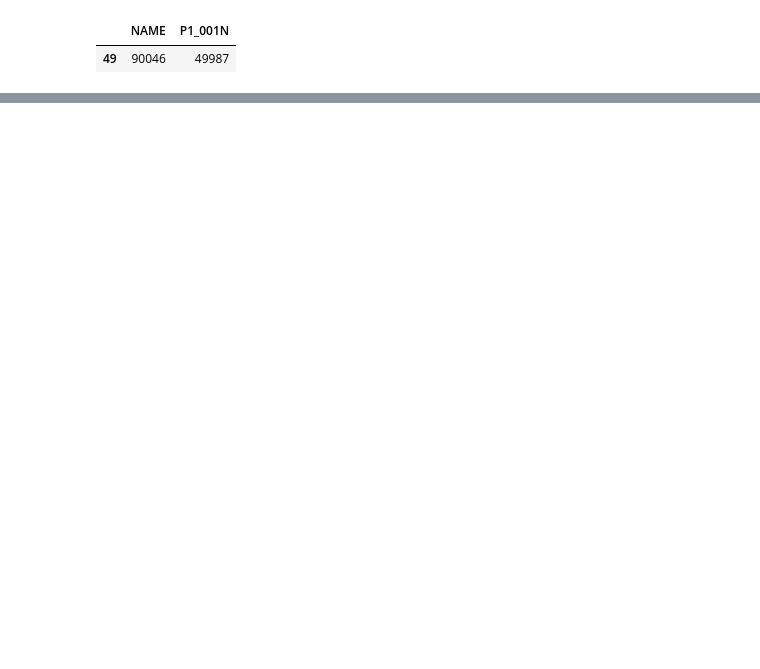
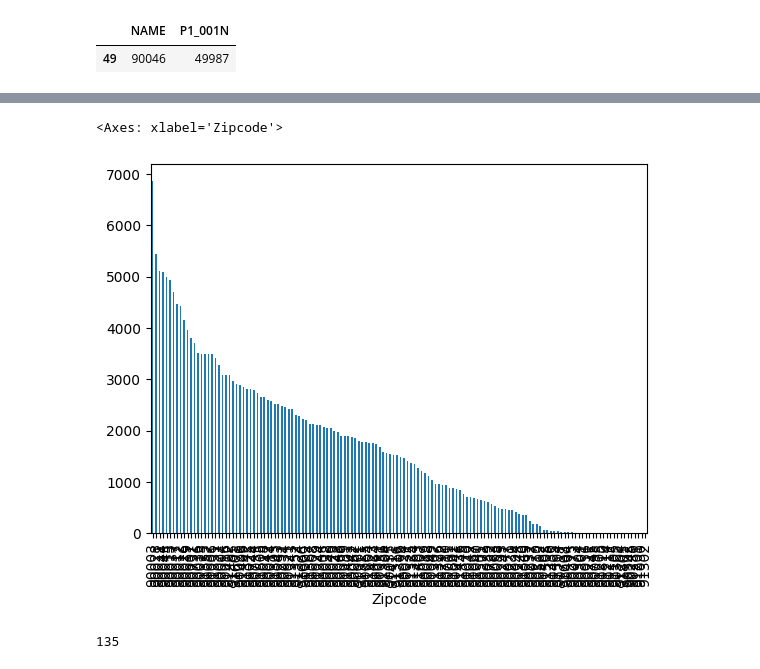
Before and after one commit to Hypnos8/made-project, a Jupyter notebook: project/DataAnalysis.ipynb, the cells around one changed output, grey strips where cells are left out. Cells and saved outputs as stored; diff of their text form; code cells hidden in the pictures; blank space fills up the shorter version.

```diff
--- a/project/DataAnalysis.ipynb
+++ b/project/DataAnalysis.ipynb
@@ -28,0 +46,9 @@ population_data[population_data['NAME'] == '90046'].head()
+# %%
+crime_data['Zipcode'].value_counts().plot( kind='bar')
+# %% [output]
+<Axes: xlabel='Zipcode'>
+[figure, added]
+# %%
+crime_data['Crm Cd Desc'].nunique()
+# %% [output]
+135
```
Also changed, not shown: parts of 7 cells of this notebook, 3 other files.
